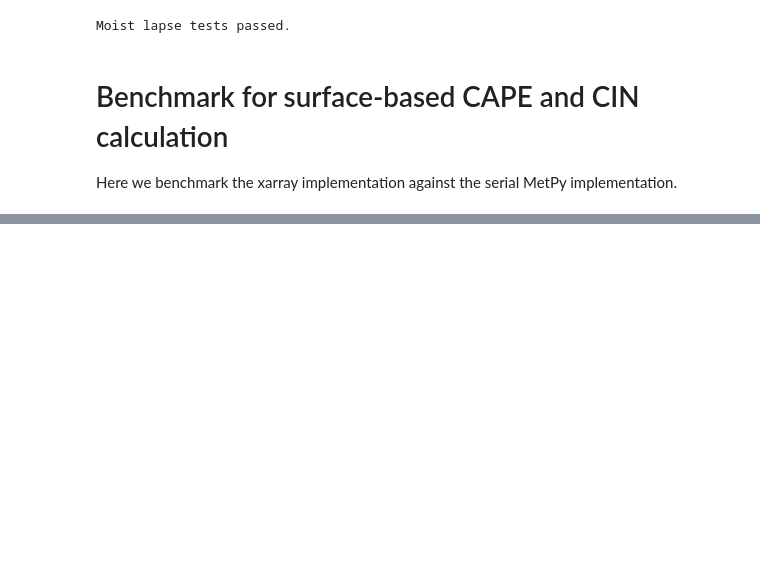
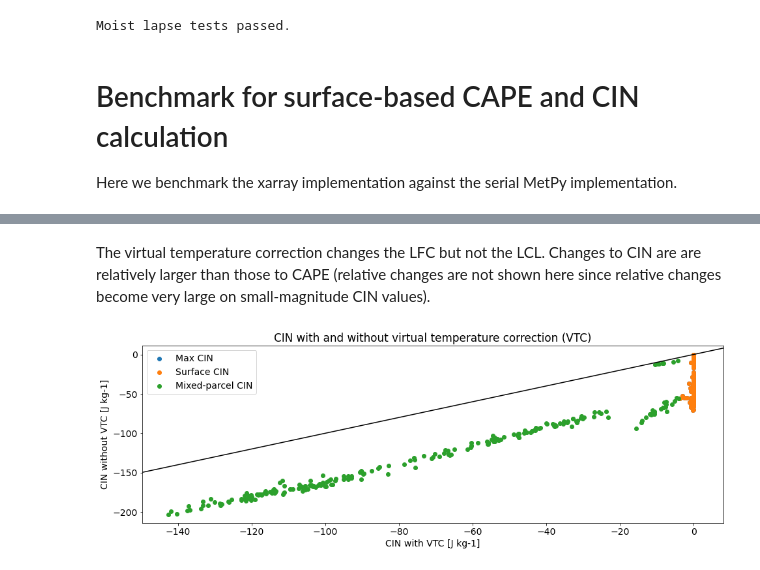
Before and after one commit to traupach/xarray_parcel, a Jupyter notebook: parcel_functions_demo.ipynb, the cells around one changed output, grey strips where cells are left out. Saved outputs shown, nothing was run; the diff lists cells and outputs as text; code cells hidden in the pictures; blank space fills up the shorter version.

```diff
--- a/parcel_functions_demo.ipynb
+++ b/parcel_functions_demo.ipynb
@@ -207,0 +275,14 @@ plt.show()
+# %% [markdown]
+The virtual temperature correction changes the LFC but not the LCL. Changes to CIN are are relatively larger than those to CAPE (relative changes are not shown here since relative changes become very large on small-magnitude CIN values).
+# %%
+plt.scatter(xr_vt.max_cin.values, xr.max_cin.values, label='Max CIN')
+plt.scatter(xr_vt.surface_cin.values, xr.surface_cin.values, label='Surface CIN')
+plt.scatter(xr_vt.mixed_cin.values, xr.mixed_cin.values, label='Mixed-parcel CIN')
+plt.axline((0,0), (1,1), color='black')
+plt.title('CIN with and without virtual temperature correction (VTC)')
+plt.legend()
+plt.xlabel('CIN with VTC [J kg-1]')
+plt.ylabel('CIN without VTC [J kg-1]')
+plt.show()
+# %% [output]
+[figure, added]
```
Also changed, not shown: parts of 23 cells of this notebook, 3 other files.
